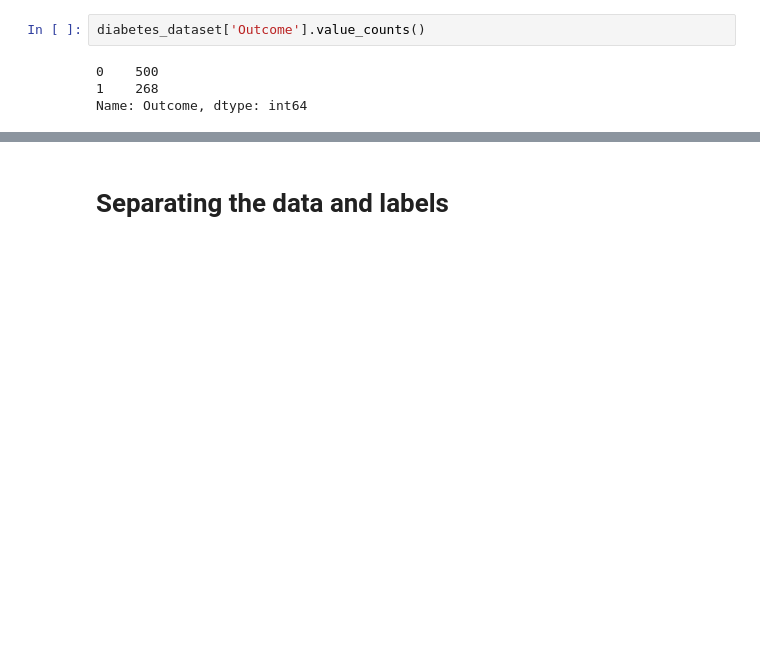
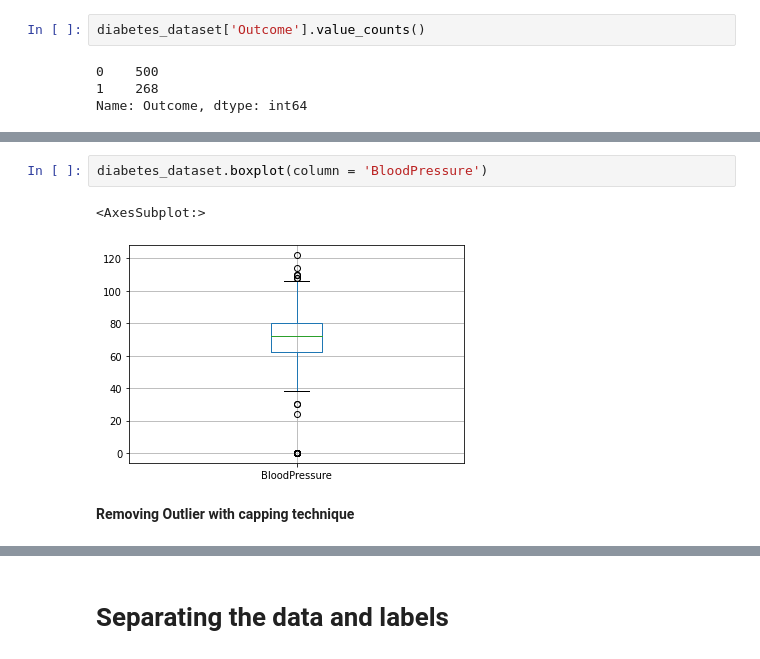
Before and after one commit to ayesha-siddiqua/ML-Projects, a Jupyter notebook: project-2-diabetes-prediction.ipynb, the cells around one changed output, grey strips where cells are left out. Cells and saved outputs as stored; diff of their text form; blank space fills up the shorter version.

```diff
--- a/project-2-diabetes-prediction.ipynb
+++ b/project-2-diabetes-prediction.ipynb
@@ -57,0 +78,7 @@ diabetes_dataset.groupby('Outcome').mean()
+# %%
+diabetes_dataset.boxplot(column = 'BloodPressure')
+# %% [output]
+<AxesSubplot:>
+[figure, added]
+# %% [markdown]
+**Removing Outlier with capping technique**
```
Also changed, not shown: parts of 17 cells of this notebook.
